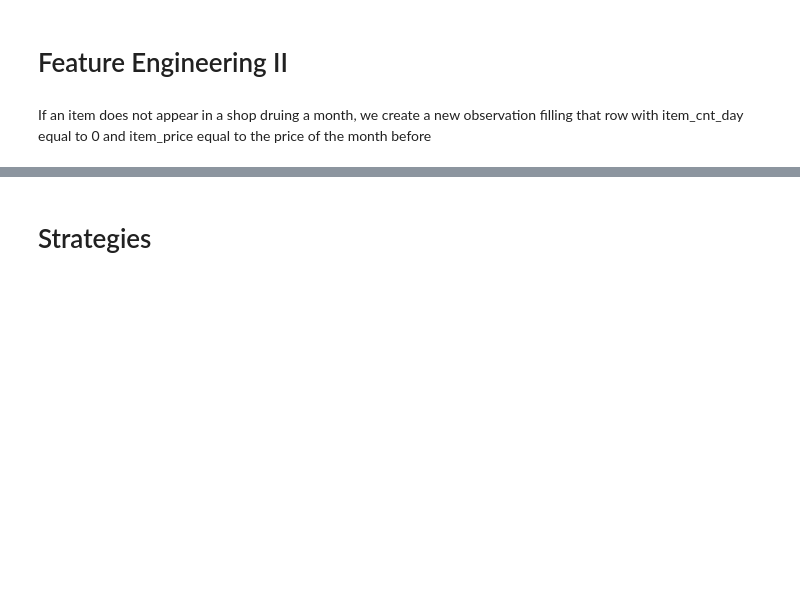
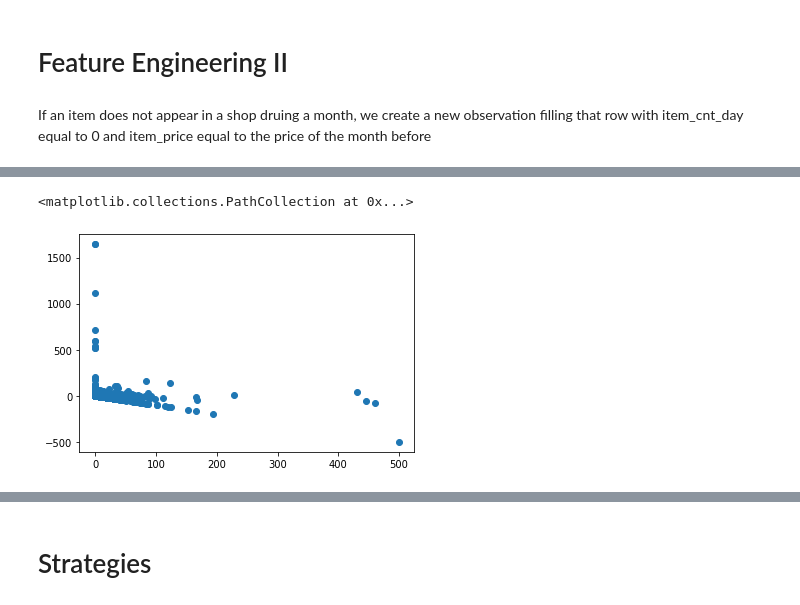
Before and after one commit to AlessandroBiagi/DataScienceProjects, a Jupyter notebook: Future_Sales/Predict_Future_Sales.ipynb, the cells around one changed output, grey strips where cells are left out. Drawn from its saved outputs; the diff is of its cells as text; code cells hidden in the pictures; blank space fills up the shorter version.

```diff
--- a/Future_Sales/Predict_Future_Sales.ipynb
+++ b/Future_Sales/Predict_Future_Sales.ipynb
@@ -422,0 +477,5 @@ df_merged['item_price'].fillna(med, inplace=True)
+# %%
+plt.scatter(df_benchmark['item_cnt_day_true_value'], df_benchmark['item_cnt_day_predicted'] - df_benchmark['item_cnt_day_true_value'])
+# %% [output]
+<matplotlib.collections.PathCollection at 0x...>
+[figure, added]
```
Also changed, not shown: parts of 45 cells of this notebook, 2 other files.
